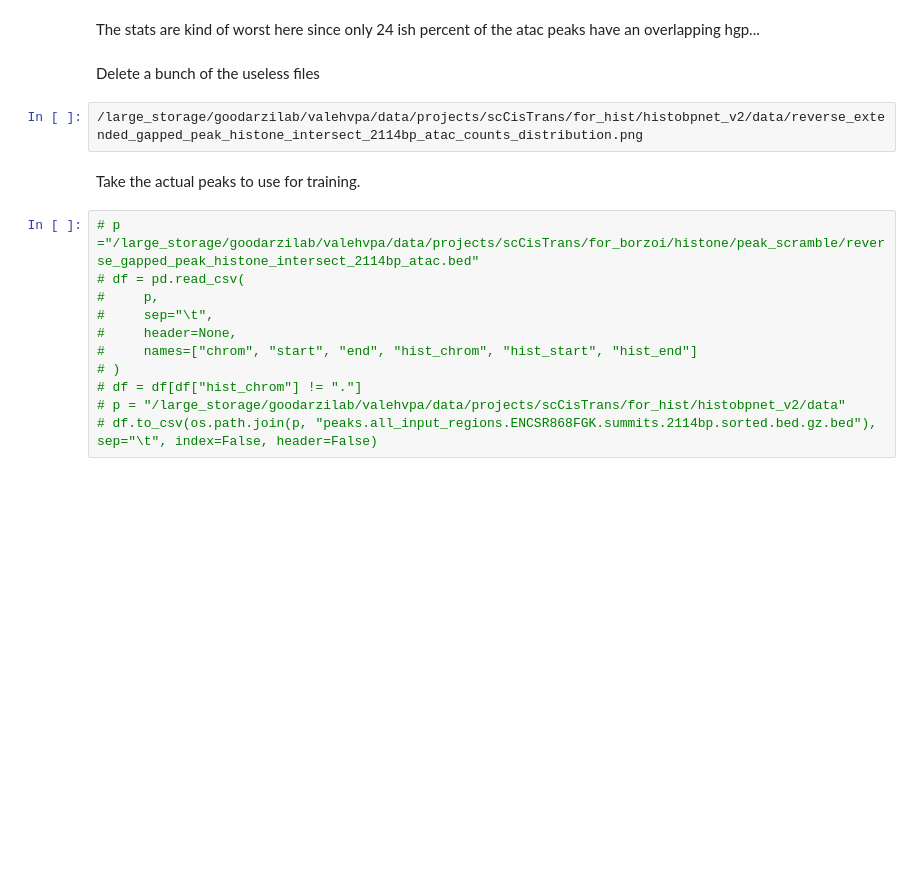
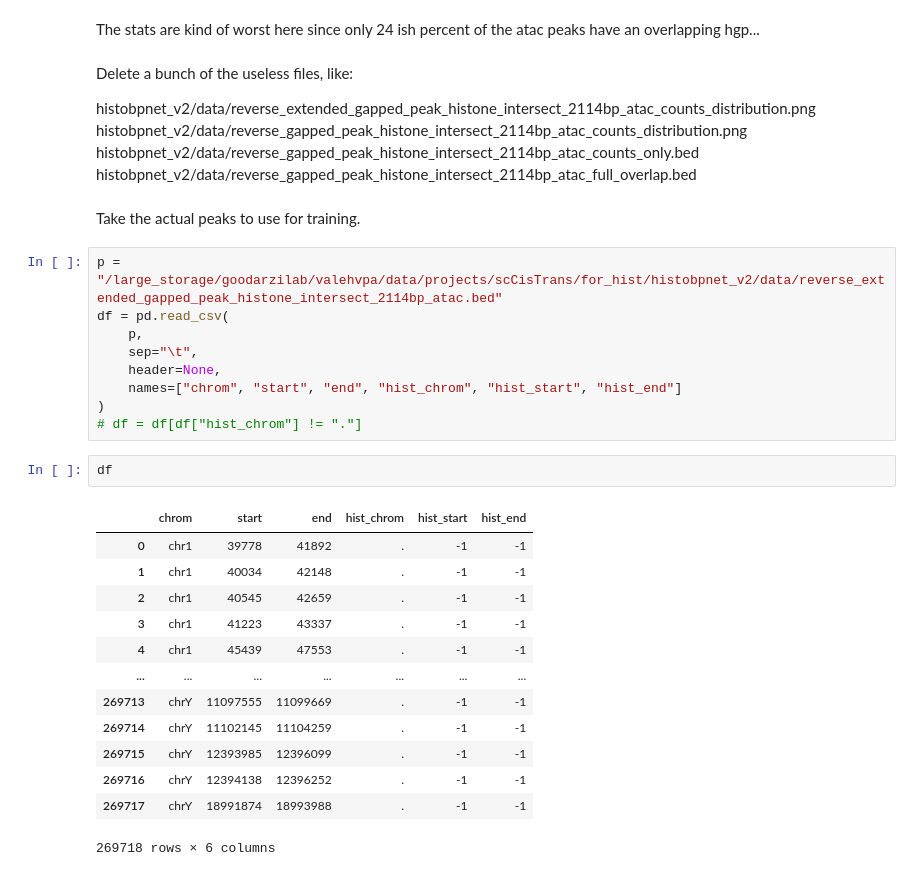
Before and after one commit to kundajelab/histobpnet, a Jupyter notebook: experiments/valeh/notebooks/12_1_2025.ipynb, the cells around one changed output. Drawn from its saved outputs; the diff is of its cells as text; blank space fills up the shorter version.

```diff
--- a/experiments/valeh/notebooks/12_1_2025.ipynb
+++ b/experiments/valeh/notebooks/12_1_2025.ipynb
@@ -486,19 +486,36 @@ len(cdf_n2), len(cdf2)
 # %% [markdown]
 The stats are kind of worst here since only 24 ish percent of the atac peaks have an overlapping hgp...
 # %% [markdown]
-Delete a bunch of the useless files
+Delete a bunch of the useless files, like:
+
+histobpnet_v2/data/reverse_extended_gapped_peak_histone_intersect_2114bp_atac_counts_distribution.png
+histobpnet_v2/data/reverse_gapped_peak_histone_intersect_2114bp_atac_counts_distribution.png
+histobpnet_v2/data/reverse_gapped_peak_histone_intersect_2114bp_atac_counts_only.bed
+histobpnet_v2/data/reverse_gapped_peak_histone_intersect_2114bp_atac_full_overlap.bed
-# %%
-/large_storage/goodarzilab/valehvpa/data/projects/scCisTrans/for_hist/histobpnet_v2/data/reverse_extended_gapped_peak_histone_intersect_2114bp_atac_counts_distribution.png
 # %% [markdown]
 Take the actual peaks to use for training.
 # %%
-# p ="/large_storage/goodarzilab/valehvpa/data/projects/scCisTrans/for_borzoi/histone/peak_scramble/reverse_gapped_peak_histone_intersect_2114bp_atac.bed"
-# df = pd.read_csv(
-#     p,
-#     sep="\t",
-#     header=None,
-#     names=["chrom", "start", "end", "hist_chrom", "hist_start", "hist_end"]
-# )
+p = "/large_storage/goodarzilab/valehvpa/data/projects/scCisTrans/for_hist/histobpnet_v2/data/reverse_extended_gapped_peak_histone_intersect_2114bp_atac.bed"
+df = pd.read_csv(
+    p,
+    sep="\t",
+    header=None,
+    names=["chrom", "start", "end", "hist_chrom", "hist_start", "hist_end"]
+)
 # df = df[df["hist_chrom"] != "."]
-# p = "/large_storage/goodarzilab/valehvpa/data/projects/scCisTrans/for_hist/histobpnet_v2/data"
-# df.to_csv(os.path.join(p, "peaks.all_input_regions.ENCSR868FGK.summits.2114bp.sorted.bed.gz.bed"), sep="\t", index=False, header=False)
+# %%
+df
+# %% [output]
+|  | chrom | start | end | hist_chrom | hist_start | hist_end |
+| 0 | chr1 | 39778 | 41892 | . | -1 | -1 |
+| 1 | chr1 | 40034 | 42148 | . | -1 | -1 |
+| 2 | chr1 | 40545 | 42659 | . | -1 | -1 |
+| 3 | chr1 | 41223 | 43337 | . | -1 | -1 |
+| 4 | chr1 | 45439 | 47553 | . | -1 | -1 |
+| ... | ... | ... | ... | ... | ... | ... |
+| 269713 | chrY | 11097555 | 11099669 | . | -1 | -1 |
+| 269714 | chrY | 11102145 | 11104259 | . | -1 | -1 |
+| 269715 | chrY | 12393985 | 12396099 | . | -1 | -1 |
+| 269716 | chrY | 12394138 | 12396252 | . | -1 | -1 |
+| 269717 | chrY | 18991874 | 18993988 | . | -1 | -1 |
+269718 rows × 6 columns
```
Also changed, not shown: parts of 11 cells of this notebook, 13 other files.
